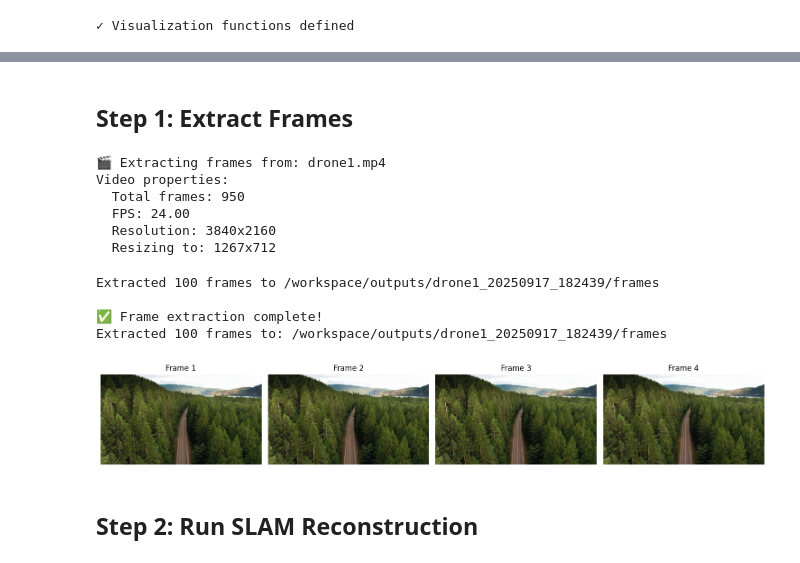
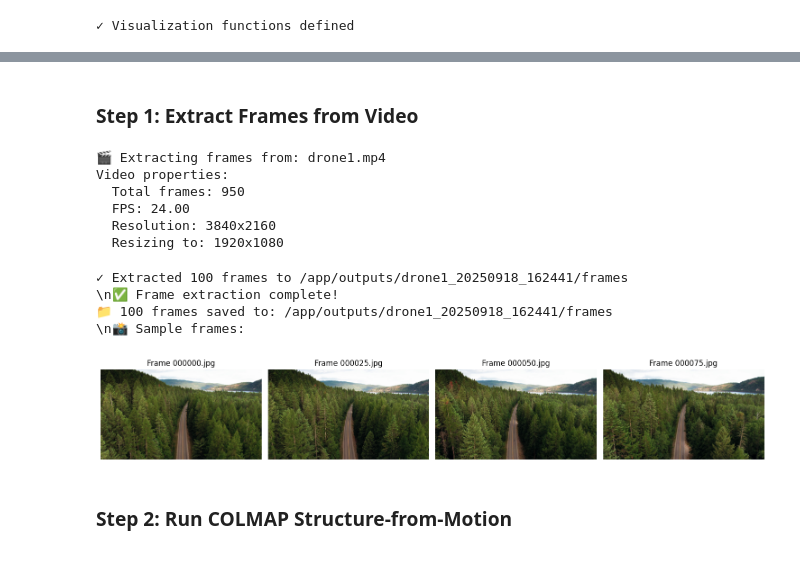
Before and after one commit to richarah/hloc, a Jupyter notebook: notebooks/COLMAP_SLAM_Demo.ipynb, the cells around one changed output, grey strips where cells are left out. Saved outputs shown, nothing was run; the diff lists cells and outputs as text; code cells hidden in the pictures.

```diff
--- a/notebooks/COLMAP_SLAM_Demo.ipynb
+++ b/notebooks/COLMAP_SLAM_Demo.ipynb
@@ -421,13 +687,25 @@ video_files = list_video_files(CONFIG['video_dir'])
 
 print(f"Found {len(video_files)} video files in {CONFIG['video_dir']}:")
 for i, video_file in enumerate(video_files):
-    file_size = os.path.getsize(video_file) / (1024*1024)  # MB
-    print(f"  {i}: {os.path.basename(video_file)} ({file_size:.1f} MB)")
+    if os.path.exists(video_file):
+        file_size = os.path.getsize(video_file) / (1024*1024)  # MB
+        print(f"  {i}: {os.path.basename(video_file)} ({file_size:.1f} MB)")
 
 if len(video_files) == 0:
-    print("\n⚠ No video files found!")
+    print(f"\\n⚠ No video files found!")
     print(f"Please place video files in: {CONFIG['video_dir']}")
     print("Supported formats: .mp4, .avi, .mov, .mkv, .wmv, .flv, .webm")
 else:
-    print(f"\n📁 To process a video, run the next cell and select a video by index (0-{len(video_files)-1})")
+    print(f"\\n📁 Available videos - run the next cell to process the first video")
+
+    # Auto-select first video
+    selected_video = video_files[0]
+    video_name = os.path.splitext(os.path.basename(selected_video))[0]
+
+    # Create output structure
+    outputs = create_output_structure(CONFIG['output_dir'], video_name)
+
+    print(f"\\n✅ Selected: {os.path.basename(selected_video)}")
+    print(f"📝 Output will be saved to: {outputs['base']}")
+    print(f"📁 Ready to start processing!")
 # %% [output]
@@ -473,60 +718,38 @@ else:
 # %% [markdown]
-## Step 1: Extract Frames
+### Step 1: Extract Frames from Video
 # %%
-if 'selected_video' in locals():
+if 'selected_video' in locals() and os.path.exists(selected_video):
     print(f"🎬 Extracting frames from: {os.path.basename(selected_video)}")
 
-    # Extract frames
+    # Extract frames with configured parameters
     num_frames = extract_frames_from_video(
         video_path=selected_video,
         output_dir=outputs['frames'],
         frame_skip=CONFIG['frame_skip'],
         max_frames=CONFIG['max_frames'],
         resize_factor=CONFIG['resize_factor']
     )
 
-    print(f"\n✅ Frame extraction complete!")
-    print(f"Extracted {num_frames} frames to: {outputs['frames']}")
+    print(f"\\n✅ Frame extraction complete!")
+    print(f"📁 {num_frames} frames saved to: {outputs['frames']}")
 
     # Show sample frames
-    frame_files = sorted(os.listdir(outputs['frames']))[:4]  # Show first 4 frames
+    print(f"\\n📸 Sample frames:")
+    show_sample_frames(outputs['frames'], num_samples=4)
 
-    if frame_files:
-        fig, axes = plt.subplots(1, min(4, len(frame_files)), figsize=(15, 4))
-        if len(frame_files) == 1:
-            axes = [axes]
-
-        for i, frame_file in enumerate(frame_files):
-            if i >= 4:
-                break
-            frame_path = os.path.join(outputs['frames'], frame_file)
-            img = cv2.imread(frame_path)
-            img_rgb = cv2.cvtColor(img, cv2.COLOR_BGR2RGB)
-
-            if len(frame_files) > 1:
-                axes[i].imshow(img_rgb)
-                axes[i].set_title(f"Frame {i+1}")
-                axes[i].axis('off')
-            else:
-                axes.imshow(img_rgb)
-                axes.set_title(f"Frame 1")
-                axes.axis('off')
-
-        plt.tight_layout()
-        plt.show()
 else:
-    print("❌ No video selected. Please run the video selection cell first.")
+    print("❌ No video selected or video file not found. Please run the previous cell first.")
 # %% [output]
 🎬 Extracting frames from: drone1.mp4
 Video properties:
   Total frames: 950
   FPS: 24.00
   Resolution: 3840x2160
-  Resizing to: 1267x712
+  Resizing to: 1920x1080
-Extracted 100 frames to /workspace/outputs/drone1_20250917_182439/frames
-
-✅ Frame extraction complete!
-Extracted 100 frames to: /workspace/outputs/drone1_20250917_182439/frames
+✓ Extracted 100 frames to /app/outputs/drone1_20250918_162441/frames
+\n✅ Frame extraction complete!
+📁 100 frames saved to: /app/outputs/drone1_20250918_162441/frames
+\n📸 Sample frames:
-[figure, old version]
+[figure, new version]
 # %% [markdown]
-## Step 2: Run SLAM Reconstruction
+### Step 2: Run COLMAP Structure-from-Motion
```
Also changed, not shown: parts of 32 cells of this notebook, 13 other files.
